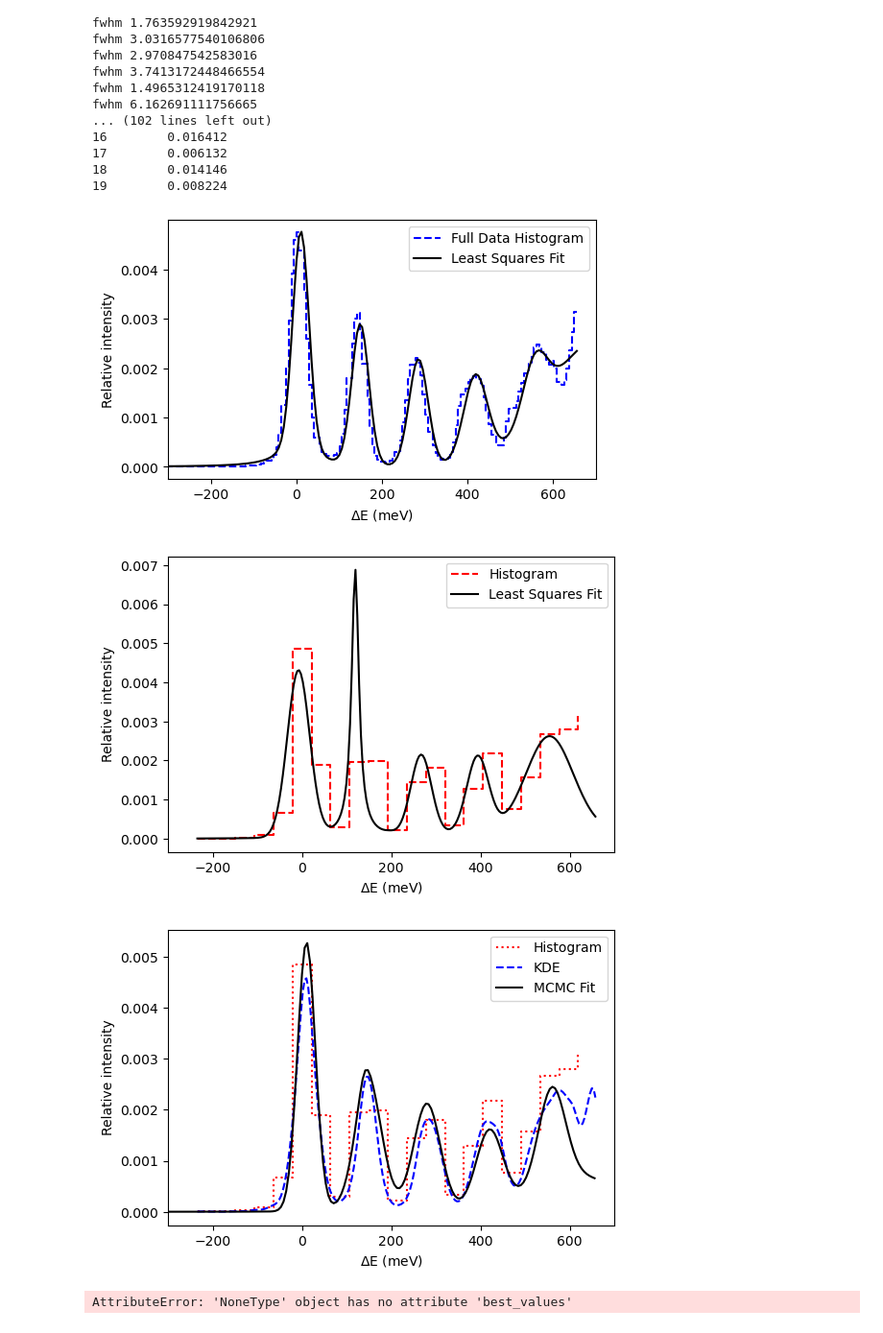
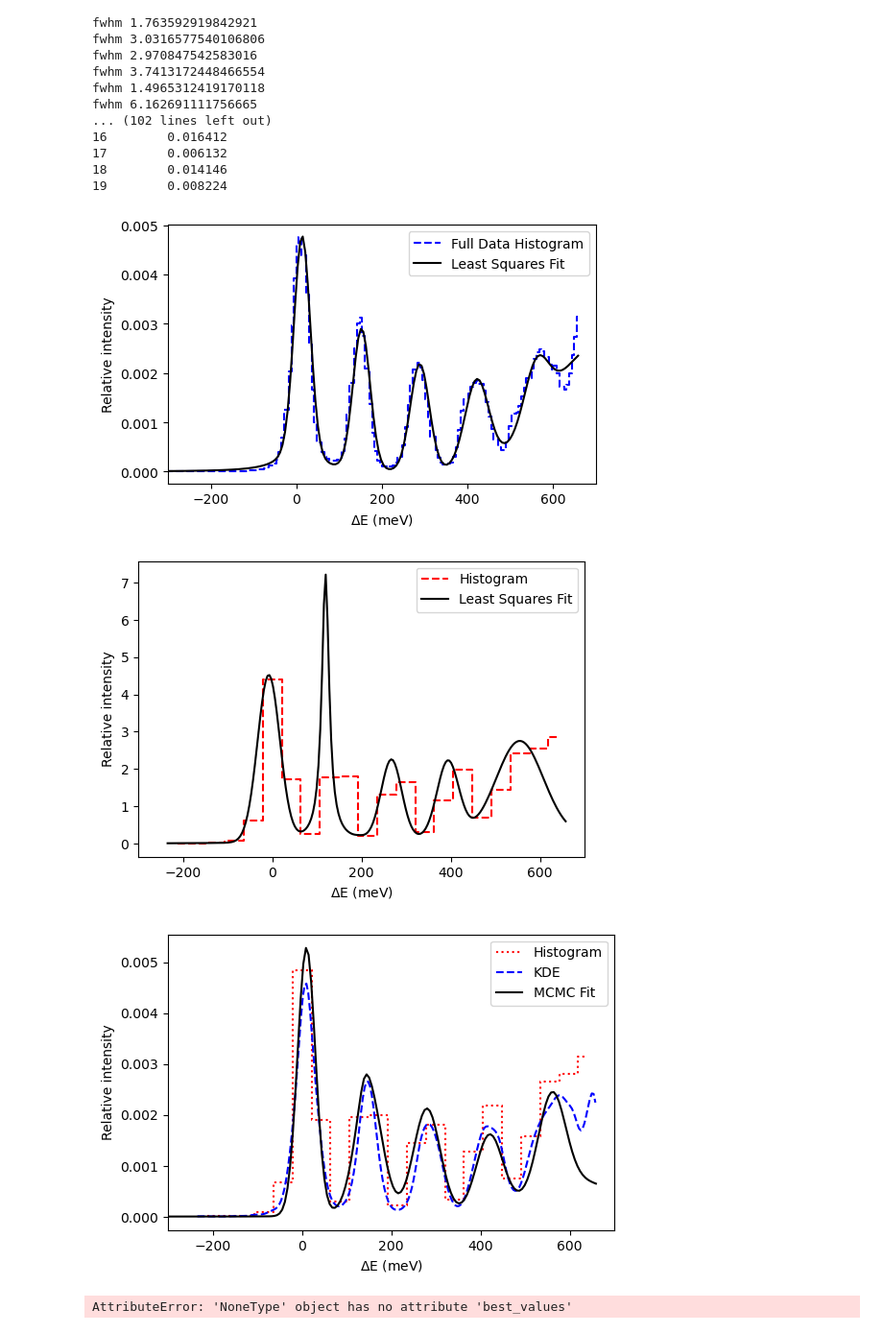
Before and after one commit to localoptimum/emtk, a Jupyter notebook: ARCStest.ipynb, the cells around one changed output. Shown at 96% size. Cells and saved outputs as stored; diff of their text form; code cells hidden in the pictures.

Commit message:
Thomas half histogram bin shift.  Partial development of more rigorous KDE bandwith methods.

```diff
--- a/ARCStest.ipynb
+++ b/ARCStest.ipynb
@@ -272,11 +277,14 @@ for i in range(0, hx.size):
     if i > 0 and np.isin(i, zind):
         hy[i] = hy[i-1]
 hx = hx[:-1]
+#Thomas's shift
+hx = hx + 0.5 * (hx[1] - hx[0])
+
 fig,ax=plt.subplots()
 fullhisto_x = hx
 fullhisto_y = hy
 
-ax.step(fullhisto_x, fullhisto_y, where='post', label='Data')
+ax.step(fullhisto_x, fullhisto_y, where='mid', label='Data')
 nhy = hy.size
 shy = np.sum(hy)
 nly = ema1.lse_result.best_fit.size
@@ -319,7 +327,7 @@ ema1.shuffle()
 cpo = ema1.subsample(7000, randomize=False)
 
 
-cpo.plot_kde(log=False, loglog=False, xlabel='$\Delta E$ (meV)')
+cpo.plot_kde(log=False, loglog=False, xlabel='$\Delta E$ (meV)', method="silverman")
 
 cpo.set_lse_function(big_lse_pdf)
 
@@ -370,6 +378,9 @@ for i in range(0, hx.size):
     if i > 0 and np.isin(i, zind):
         hy[i] = hy[i-1]
 hx = hx[:-1]
+#Thomas's shift
+hx = hx + 0.5 * (hx[1] - hx[0])
+
 fig,ax=plt.subplots()
 
 subsample_histo_x = hx
@@ -401,7 +412,7 @@ sub_data_fit_line = big_lse_pdf(cpo.kdex,
                             sub_pvals[19],
                             sub_pvals[20])
 
-ax.step(subsample_histo_x, subsample_histo_y, where='post', label='Data')
+ax.step(subsample_histo_x, subsample_histo_y, where='mid', label='Data')
 nhy = hy.size
 shy = np.sum(hy)
 nly = sub_data_fit_line.size
@@ -449,7 +460,7 @@ plt.show()
 
 
 fig,ax=plt.subplots()
-ax.step(hx, hy, where='post')
+ax.step(hx, hy, where='mid')
 plt.xlabel('$\Delta$E (meV)')
 plt.ylabel('Relative intensity')
 fig.set_size_inches(6,4)
@@ -1115,7 +1128,7 @@ fsum = np.sum(full_data_fit_line)
 fscale = lsum/fsum
 
 
-plt.step(fullhisto_x, fullhisto_y*hscale, color='blue', ls='--',label='Full Data Histogram')
+plt.step(fullhisto_x, fullhisto_y*hscale, color='blue', where='mid', ls='--',label='Full Data Histogram')
 plt.plot(fullhisto_x, full_data_fit_line*fscale, color='black', label='Least Squares Fit')
 
 plt.xlabel('$\Delta$E (meV)')
@@ -1128,33 +1141,36 @@ fig.set_size_inches(6,4)
 #plt.savefig('arcsFigs/arcs_data_subsampled_kde_fit_mean.png', dpi=600, bbox_inches='tight')
 plt.show()
 # %% [output]
-[figure, old version]
+[figure, new version]
 # %%
+fsum = np.sum(sub_data_fit_line)
+fscale = hssum * (sub_data_fit_line.size) / (fsum*subsample_histo_y.size)
+
 fig,ax=plt.subplots()
-plt.step(subsample_histo_x, subsample_histo_y*hsscale, color='red', ls='--', where='post', label='Histogram')
+plt.step(subsample_histo_x, subsample_histo_y, color='red', ls='--', where='mid', label='Histogram')
 #plt.plot(cpo.kdex, cpo.kdey, color='blue', ls=':', label = 'KDE of Subsample')
-plt.plot(cpo.kdex, sub_data_fit_line, color='black', label='Least Squares Fit')
+plt.plot(cpo.kdex, sub_data_fit_line*fscale, color='black', label='Least Squares Fit')
 plt.xlabel('$\Delta$E (meV)')
 plt.ylabel('Relative intensity')
 plt.legend()
 fig.set_size_inches(6,4)
 plt.xlim(-300,700)
 plt.savefig('arcsFigs/arcs_data_subsample_lse_analysis.png', dpi=600, bbox_inches='tight')
 plt.show()
 
 fig,ax=plt.subplots()
-plt.step(subsample_histo_x, subsample_histo_y*hsscale, color='red', ls=':', where='post', label='Histogram')
+plt.step(subsample_histo_x, subsample_histo_y*hsscale, color='red', ls=':', where='mid', label='Histogram')
 plt.plot(cpo.kdex, cpo.kdey, color='blue', ls='--', label = 'KDE')
 plt.plot(fullhisto_x, mcmc_fit_line, color='black', label='MCMC Fit')
 plt.xlabel('$\Delta$E (meV)')
 plt.ylabel('Relative intensity')
 plt.legend()
 fig.set_size_inches(6,4)
 plt.xlim(-300,700)
 plt.savefig('arcsFigs/arcs_data_subsample_mcmc_analysis.png', dpi=600, bbox_inches='tight')
 plt.show()
 # %% [output]
-[figure, old version]
+[figure, new version]
 [figure]
 # %%
 cpo.plot_MCMC_convergences()
```
Also changed, not shown: parts of 5 cells of this notebook, 2 other files.
